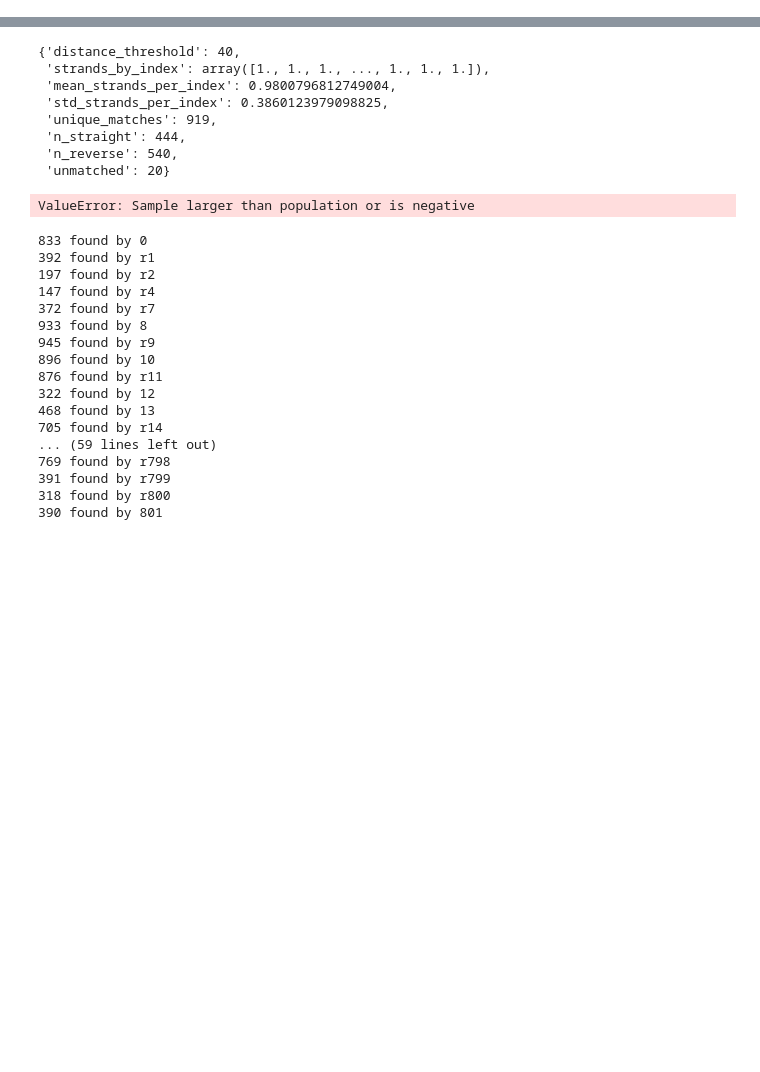
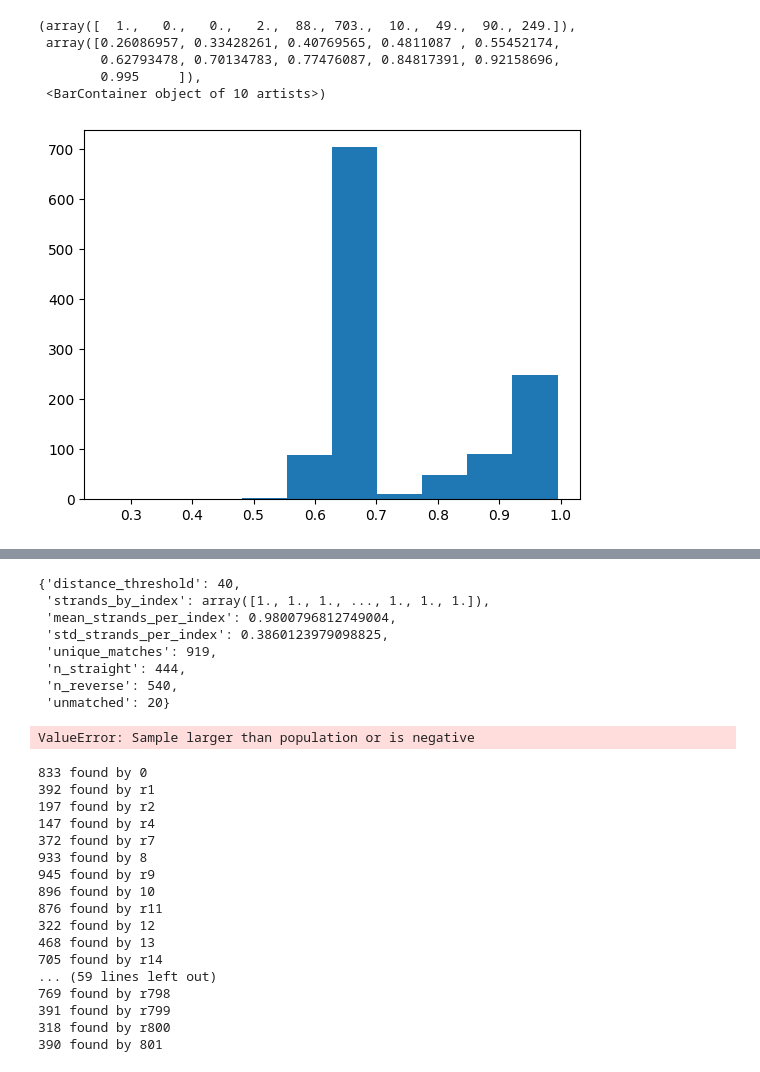
Before and after one commit to Parvfect/Incomplete_cycles, a Jupyter notebook: v2/raptor.ipynb, the cells around one changed output, grey strips where cells are left out. Cells and saved outputs as stored; diff of their text form; code cells hidden in the pictures; blank space fills up the shorter version.

```diff
--- a/v2/raptor.ipynb
+++ b/v2/raptor.ipynb
@@ -41,10 +68,12 @@ Number of clusters = 2181
 # %%
-indices = utils.get_sort_by_sublists_length(cluster_inds)
+sort_indices = utils.get_sort_by_sublists_length(cluster_inds)
 
-sorted_clusters = [cluster_inds[i] for i in indices]
-sorted_centroids = [centroids[i] for i in indices]
-sorted_clustered_seqs = [cluster_strands[i] for i in indices]
+sorted_clusters = [cluster_inds[i] for i in sort_indices]
+sorted_centroids = [centroids[i] for i in sort_indices]
+sorted_clustered_seqs = [cluster_strands[i] for i in sort_indices]
 
 centroids = sorted_centroids
 clusters = sorted_clusters
 clustered_seqs = sorted_clustered_seqs
+
+cluster_lens = [len(i) for i in cluster_inds[:1004]]
@@ -98,13 +292,22 @@ def get_best_candidates_and_recoveries(original_strands, candidates):
     }
 
 
-def check_clusters(original_strands, cluster_inds):
+def check_clusters(original_strands, original_strand_ids, strand_ids, cluster_inds, centroids):
 
-    for i in cluster_inds:
-        record = reads[i[0]]
-        try:
-            print(ratio(record, original_strands[ids.index(utils.get_badread_strand_id(record))]))
-            print(len(i))
-            print()
-        except:
+    recoveries = []
+    for ind, i in enumerate(cluster_inds):
+        cluster_strand_id = strand_ids[i[0]]
+
+        if cluster_strand_id == 'random_seq' or cluster_strand_id == 'junk_seq':
             continue
+
+        rat1 = ratio(centroids[ind], original_strands[original_strand_ids.index(cluster_strand_id)])
+        print(rat1)
+        rat2 = ratio(utils.reverse_complement(centroids[ind]), original_strands[original_strand_ids.index(cluster_strand_id)])
+        print(rat2)
+        print()
+
+        recoveries.append(max(rat1, rat2))
+
+
+    return recoveries
@@ -118,0 +314,2 @@ len(original_strands)
+# %%
+recs = check_clusters(original_strands, original_strand_ids, sampled_ids, clusters, centroids)
@@ -118,0 +334,9 @@ len(original_strands)
+# %%
+plt.hist(recs)
+# %% [output]
+(array([  1.,   0.,   0.,   2.,  88., 703.,  10.,  49.,  90., 249.]),
+ array([0.26086957, 0.33428261, 0.40769565, 0.4811087 , 0.55452174,
+        0.62793478, 0.70134783, 0.77476087, 0.84817391, 0.92158696,
+        0.995     ]),
+ <BarContainer object of 10 artists>)
+[figure, added]
```
Also changed, not shown: parts of 29 cells of this notebook.
